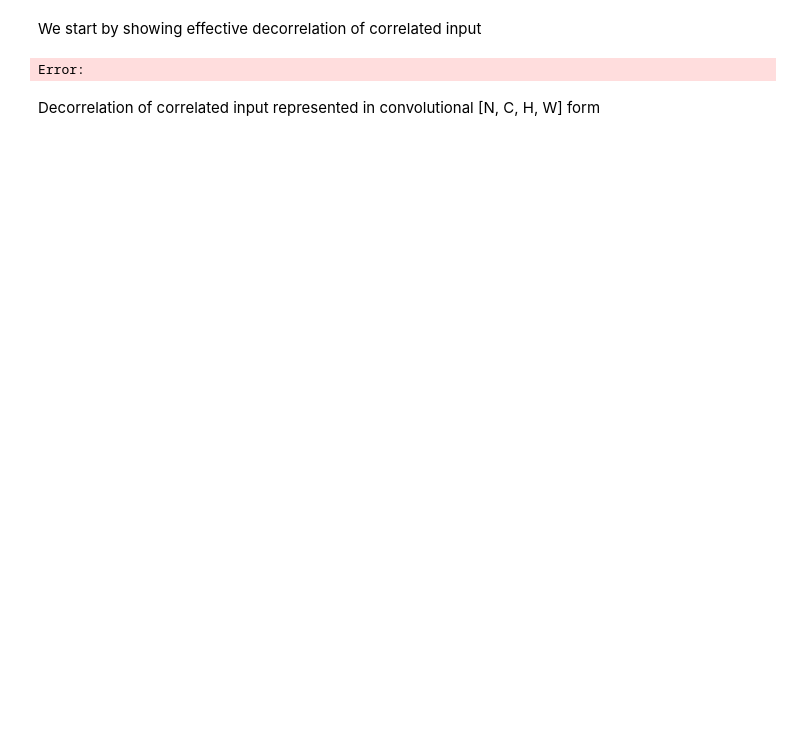
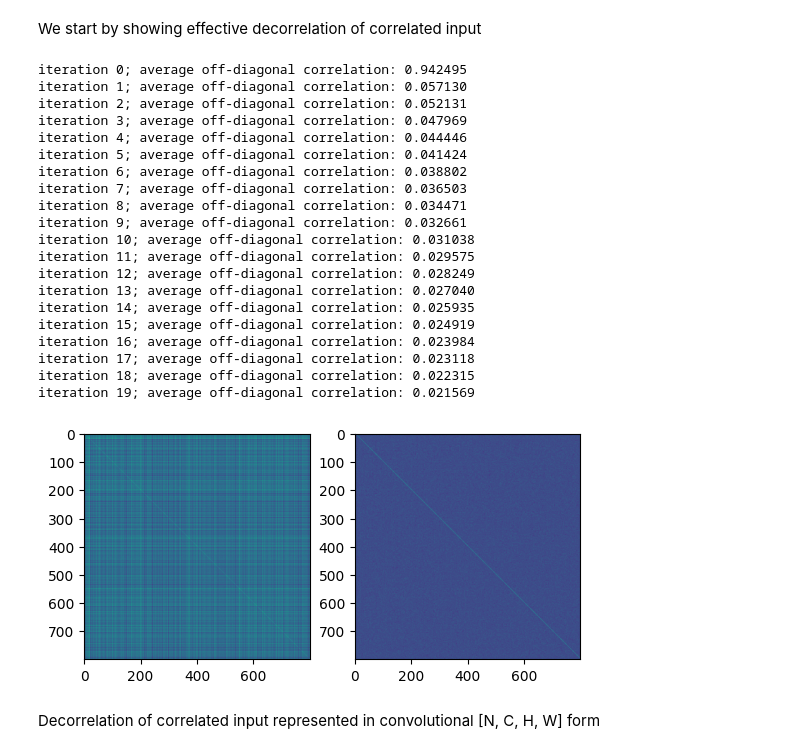
Before and after one commit to artcogsys/decorbp, a Jupyter notebook: tutorial.ipynb, the cells around one changed output. Saved outputs shown, nothing was run; the diff lists cells and outputs as text; code cells hidden in the pictures; blank space fills up the shorter version.

```diff
--- a/tutorial.ipynb
+++ b/tutorial.ipynb
@@ -9,12 +7,54 @@ Error:
 # %% [markdown]
 We start by showing effective decorrelation of correlated input
-# %%
-# generate [N, M] correlated input
-d = torch.distributions.MultivariateNormal(torch.zeros(800), 0.1 * torch.eye(800) + 0.9 * torch.ones((800, 800)))
-x = d.sample((100,))
-plt.imshow((x @ x.T) / len(x))
-# %% [output]
-Error:
+# %%
+# generate [N, M] correlated input
+num_examples=100
+num_features=800
+d = torch.distributions.MultivariateNormal(torch.zeros(num_features), 0.1 * torch.eye(num_features) + 0.9 * torch.ones((num_features, num_features)))
+x = d.sample((num_examples,))
+
+# create a fully connected decorrelator
+model = DecorrelationFC(num_features)
+
+# correlation matrix before training
+C1 = model.correlation(model.forward(x))
+
+# train decorrelator
+for i in range(20):
+    y = model.forward(x)
+    model.update()
+    model.R -= 1e-3 * model.R.grad
+    print(f'iteration {i}; average off-diagonal correlation: {mean_correlation([model]).numpy():3f}')
+
+# correlation matrix after training
+C2 = model.correlation(model.forward(x))
+
+plt.subplot(1,2,1)
+plt.imshow(C1)
+plt.subplot(1,2,2)
+plt.imshow(C2);
+# %% [output]
+iteration 0; average off-diagonal correlation: 0.942495
+iteration 1; average off-diagonal correlation: 0.057130
+iteration 2; average off-diagonal correlation: 0.052131
+iteration 3; average off-diagonal correlation: 0.047969
+iteration 4; average off-diagonal correlation: 0.044446
+iteration 5; average off-diagonal correlation: 0.041424
+iteration 6; average off-diagonal correlation: 0.038802
+iteration 7; average off-diagonal correlation: 0.036503
+iteration 8; average off-diagonal correlation: 0.034471
+iteration 9; average off-diagonal correlation: 0.032661
+iteration 10; average off-diagonal correlation: 0.031038
+iteration 11; average off-diagonal correlation: 0.029575
+iteration 12; average off-diagonal correlation: 0.028249
+iteration 13; average off-diagonal correlation: 0.027040
+iteration 14; average off-diagonal correlation: 0.025935
+iteration 15; average off-diagonal correlation: 0.024919
+iteration 16; average off-diagonal correlation: 0.023984
+iteration 17; average off-diagonal correlation: 0.023118
+iteration 18; average off-diagonal correlation: 0.022315
+iteration 19; average off-diagonal correlation: 0.021569
+[figure, added]
 # %% [markdown]
 Decorrelation of correlated input represented in convolutional [N, C, H, W] form
 # %%
```
Also changed, not shown: parts of 2 cells of this notebook, 2 other files.
